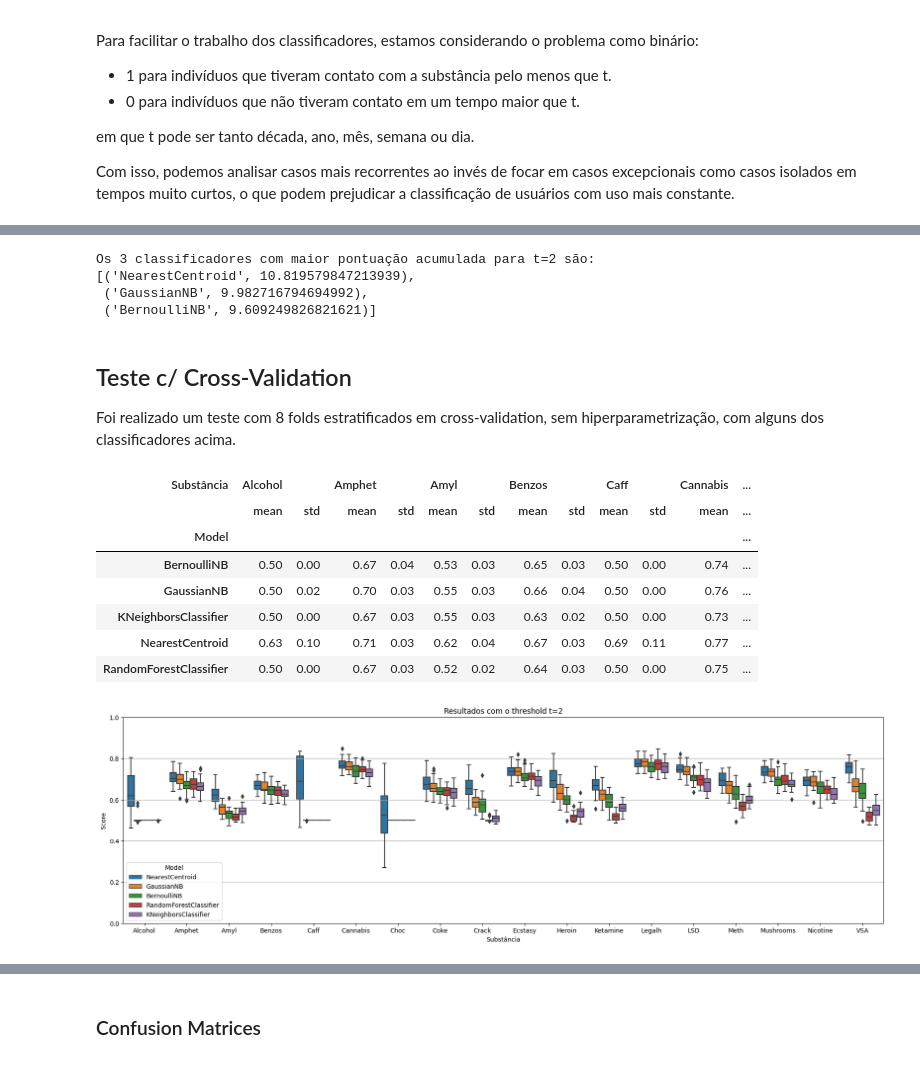
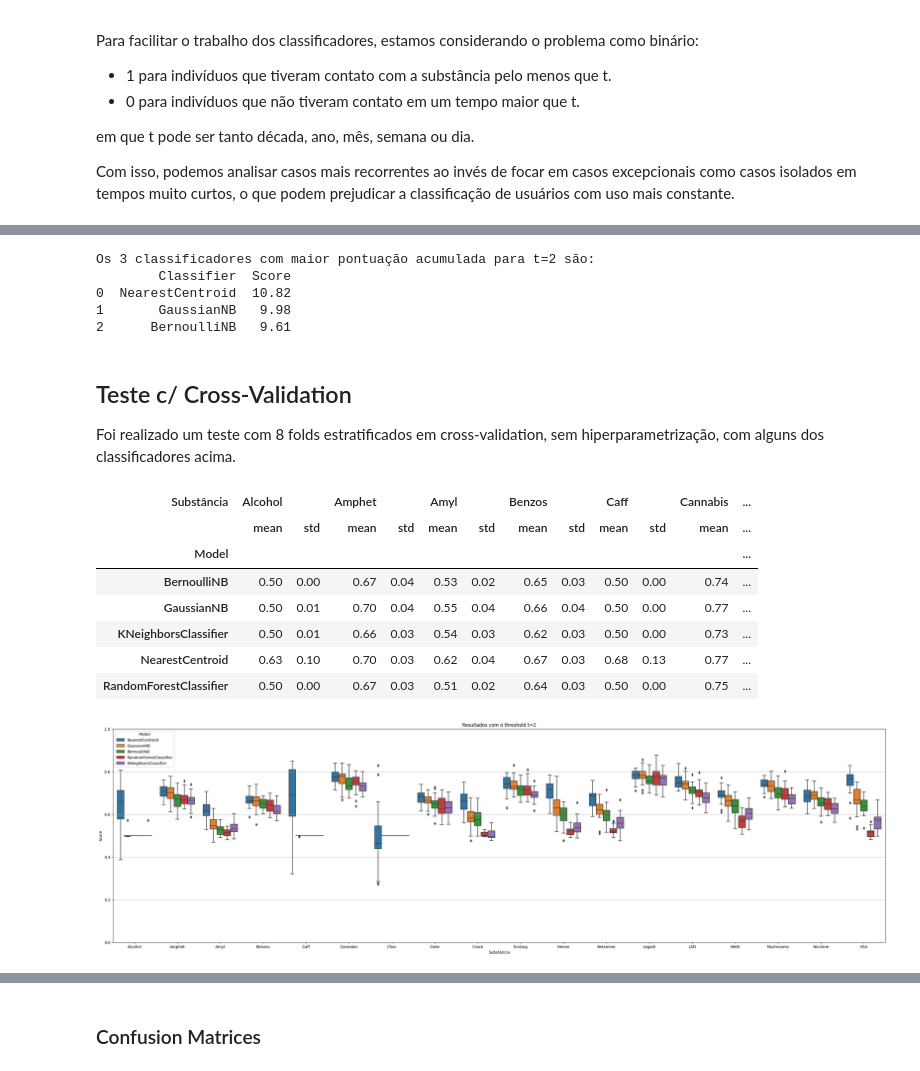
Before and after one commit to intel-comp-saude-ufes/2024-1-P1-Drug-Consumption, a Jupyter notebook: classification.ipynb, the cells around one changed output, grey strips where cells are left out. Cells and saved outputs as stored; diff of their text form; code cells hidden in the pictures.

Commit message:
:wrench: Organizing classifier notebooks

```diff
--- a/classification.ipynb
+++ b/classification.ipynb
@@ -13,6 +14,9 @@ reload(ut)
 # %%
 data = pd.read_csv('data/drug_consumption_preprocessed.csv', index_col="ID")
 pd.set_option('display.max_columns', None)
+
+# Coloque "True" se quiser rodar os experimentos ao invés de carregar resultados anteriores.
+run = True
 # %% [markdown]
 # Análises
 # %% [markdown]
@@ -246,32 +258,37 @@ You can set `force_col_wise=true` to remove the overhead.
 [LightGBM] [Info] Start training from score -0.927754
 ... (48 outputs left out)
 # %%
+k = 3
 print(f"\nOs {k} classificadores com maior pontuação acumulada para t={t} são:")
-pprint(all_models_sorted[:k])
+pprint(classifier_df.iloc[:k])
 # %% [output]
 Os 3 classificadores com maior pontuação acumulada para t=2 são:
-[('NearestCentroid', 10.819579847213939),
- ('GaussianNB', 9.982716794694992),
- ('BernoulliNB', 9.609249826821621)]
+        Classifier  Score
+0  NearestCentroid  10.82
+1       GaussianNB   9.98
+2      BernoulliNB   9.61
 # %% [markdown]
 ## Teste c/ Cross-Validation
 Foi realizado um teste com 8 folds estratificados em cross-validation, sem hiperparametrização, com alguns dos classificadores acima.
 # %%
 t = 2
-labels = data_filtered[ut.drugs].applymap(ut.threshold, t=[t])
 
-results, cm = ut.test_classifiers(X, labels)
+def all_run():
+    labels = data_filtered[ut.drugs].applymap(ut.threshold, t=[t])
+    return ut.test_classifiers(X, labels)
+
+results, cm = ut.run_or_load("results/common_{a}.csv", all_run if run else None)
 # %%
-fig = ut.boxplot(results, f"Resultados com o threshold t={t}", refs=None, lims=(0, 1))
+fig = ut.boxplot(results, f"Resultados com o threshold t={t}")
 fig.savefig("figures/common.svg")
 ut.show_statistics(results)
 # %% [output]
 | Substância | Alcohol |  | Amphet |  | Amyl |  | Benzos |  | Caff |  | Cannabis | ... |
 |  | mean | std | mean | std | mean | std | mean | std | mean | std | mean | ... |
 | Model |  |  |  |  |  |  |  |  |  |  |  | ... |
-| BernoulliNB | 0.50 | 0.00 | 0.67 | 0.04 | 0.53 | 0.03 | 0.65 | 0.03 | 0.50 | 0.00 | 0.74 | ... |
-| GaussianNB | 0.50 | 0.02 | 0.70 | 0.03 | 0.55 | 0.03 | 0.66 | 0.04 | 0.50 | 0.00 | 0.76 | ... |
-| KNeighborsClassifier | 0.50 | 0.00 | 0.67 | 0.03 | 0.55 | 0.03 | 0.63 | 0.02 | 0.50 | 0.00 | 0.73 | ... |
-| NearestCentroid | 0.63 | 0.10 | 0.71 | 0.03 | 0.62 | 0.04 | 0.67 | 0.03 | 0.69 | 0.11 | 0.77 | ... |
-| RandomForestClassifier | 0.50 | 0.00 | 0.67 | 0.03 | 0.52 | 0.02 | 0.64 | 0.03 | 0.50 | 0.00 | 0.75 | ... |
+| BernoulliNB | 0.50 | 0.00 | 0.67 | 0.04 | 0.53 | 0.02 | 0.65 | 0.03 | 0.50 | 0.00 | 0.74 | ... |
+| GaussianNB | 0.50 | 0.01 | 0.70 | 0.04 | 0.55 | 0.04 | 0.66 | 0.04 | 0.50 | 0.00 | 0.77 | ... |
+| KNeighborsClassifier | 0.50 | 0.01 | 0.66 | 0.03 | 0.54 | 0.03 | 0.62 | 0.03 | 0.50 | 0.00 | 0.73 | ... |
+| NearestCentroid | 0.63 | 0.10 | 0.70 | 0.03 | 0.62 | 0.04 | 0.67 | 0.03 | 0.68 | 0.13 | 0.77 | ... |
+| RandomForestClassifier | 0.50 | 0.00 | 0.67 | 0.03 | 0.51 | 0.02 | 0.64 | 0.03 | 0.50 | 0.00 | 0.75 | ... |
-[figure, old version]
+[figure, new version]
```
Also changed, not shown: parts of 5 cells of this notebook, 4 other files.
